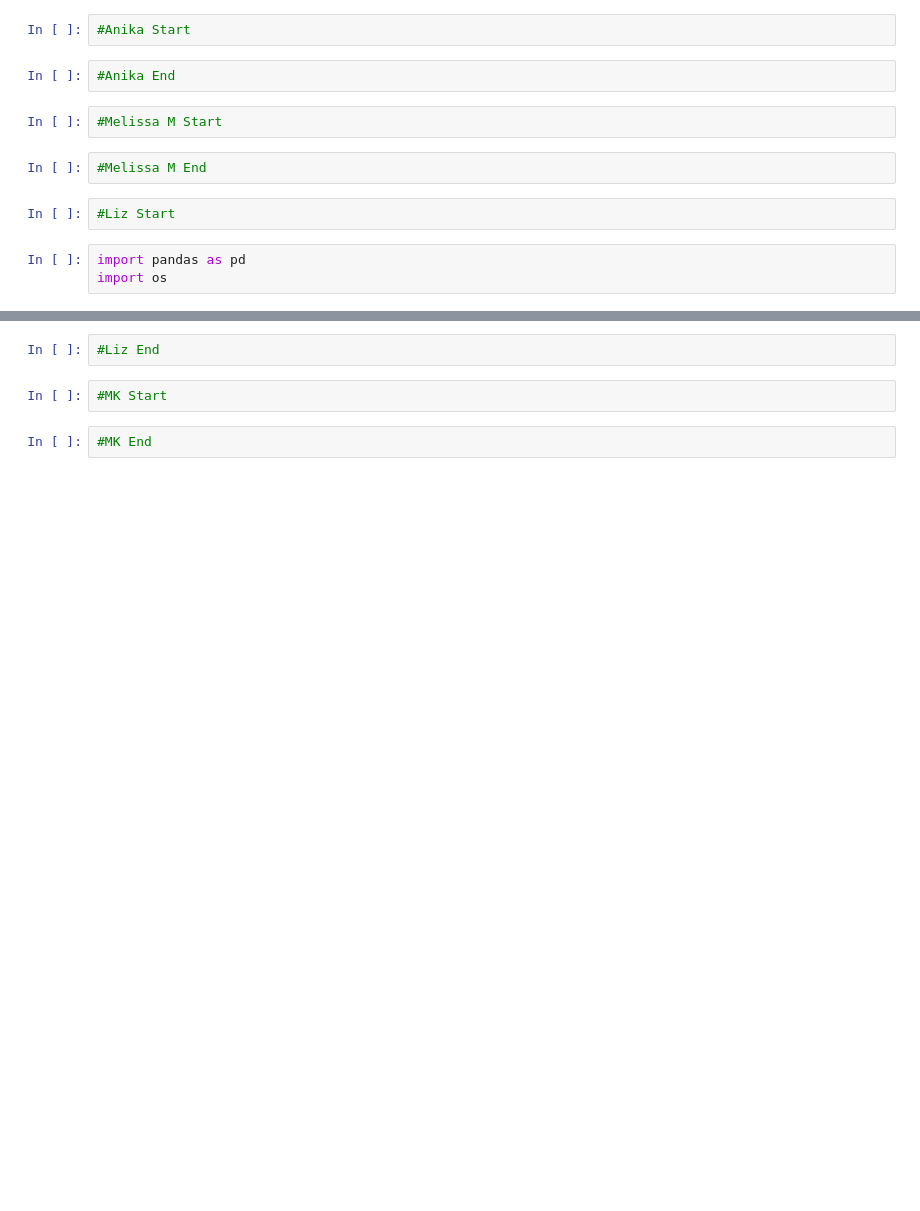
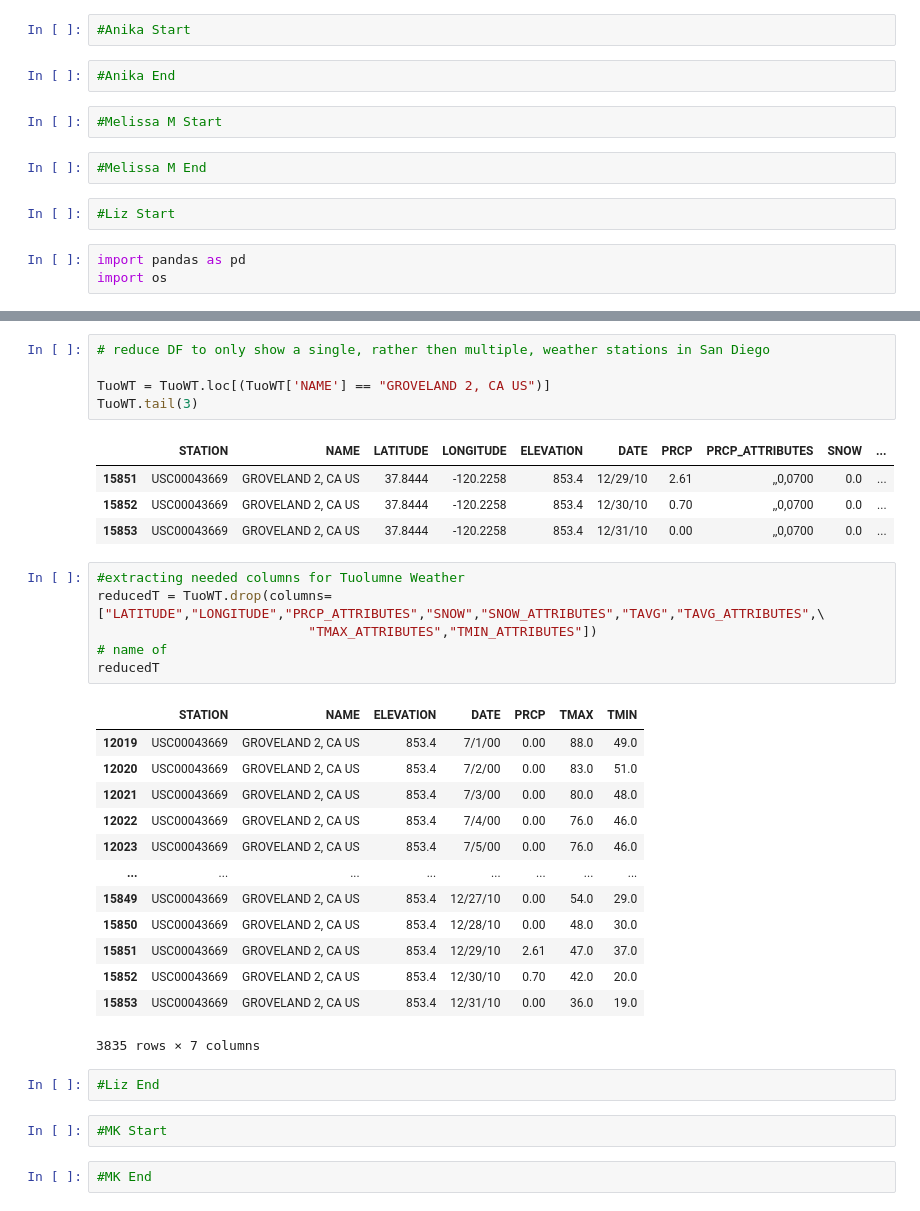
Before and after one commit to anikajohnson/DataProjectOne, a Jupyter notebook: DataProjectOne.ipynb, the cells around one changed output, grey strips where cells are left out. Drawn from its saved outputs; the diff is of its cells as text; blank space fills up the shorter version.

```diff
--- a/DataProjectOne.ipynb
+++ b/DataProjectOne.ipynb
@@ -51,3 +143,33 @@ TuoWT.tail()
+# %%
+# reduce DF to only show a single, rather then multiple, weather stations in San Diego
+
+TuoWT = TuoWT.loc[(TuoWT['NAME'] == "GROVELAND 2, CA US")]
+TuoWT.tail(3)
+# %% [output]
+|  | STATION | NAME | LATITUDE | LONGITUDE | ELEVATION | DATE | PRCP | PRCP_ATTRIBUTES | SNOW | ... |
+| 15851 | USC00043669 | GROVELAND 2, CA US | 37.8444 | -120.2258 | 853.4 | 12/29/10 | 2.61 | ,,0,0700 | 0.0 | ... |
+| 15852 | USC00043669 | GROVELAND 2, CA US | 37.8444 | -120.2258 | 853.4 | 12/30/10 | 0.70 | ,,0,0700 | 0.0 | ... |
+| 15853 | USC00043669 | GROVELAND 2, CA US | 37.8444 | -120.2258 | 853.4 | 12/31/10 | 0.00 | ,,0,0700 | 0.0 | ... |
+# %%
+#extracting needed columns for Tuolumne Weather
+reducedT = TuoWT.drop(columns=["LATITUDE","LONGITUDE","PRCP_ATTRIBUTES","SNOW","SNOW_ATTRIBUTES","TAVG","TAVG_ATTRIBUTES",\
+                           "TMAX_ATTRIBUTES","TMIN_ATTRIBUTES"])
+# name of
+reducedT
+# %% [output]
+|  | STATION | NAME | ELEVATION | DATE | PRCP | TMAX | TMIN |
+| 12019 | USC00043669 | GROVELAND 2, CA US | 853.4 | 7/1/00 | 0.00 | 88.0 | 49.0 |
+| 12020 | USC00043669 | GROVELAND 2, CA US | 853.4 | 7/2/00 | 0.00 | 83.0 | 51.0 |
+| 12021 | USC00043669 | GROVELAND 2, CA US | 853.4 | 7/3/00 | 0.00 | 80.0 | 48.0 |
+| 12022 | USC00043669 | GROVELAND 2, CA US | 853.4 | 7/4/00 | 0.00 | 76.0 | 46.0 |
+| 12023 | USC00043669 | GROVELAND 2, CA US | 853.4 | 7/5/00 | 0.00 | 76.0 | 46.0 |
+| ... | ... | ... | ... | ... | ... | ... | ... |
+| 15849 | USC00043669 | GROVELAND 2, CA US | 853.4 | 12/27/10 | 0.00 | 54.0 | 29.0 |
+| 15850 | USC00043669 | GROVELAND 2, CA US | 853.4 | 12/28/10 | 0.00 | 48.0 | 30.0 |
+| 15851 | USC00043669 | GROVELAND 2, CA US | 853.4 | 12/29/10 | 2.61 | 47.0 | 37.0 |
+| 15852 | USC00043669 | GROVELAND 2, CA US | 853.4 | 12/30/10 | 0.70 | 42.0 | 20.0 |
+| 15853 | USC00043669 | GROVELAND 2, CA US | 853.4 | 12/31/10 | 0.00 | 36.0 | 19.0 |
+3835 rows × 7 columns
 # %%
 #Liz End
 # %%
```
Also changed, not shown: parts of 10 cells of this notebook.
